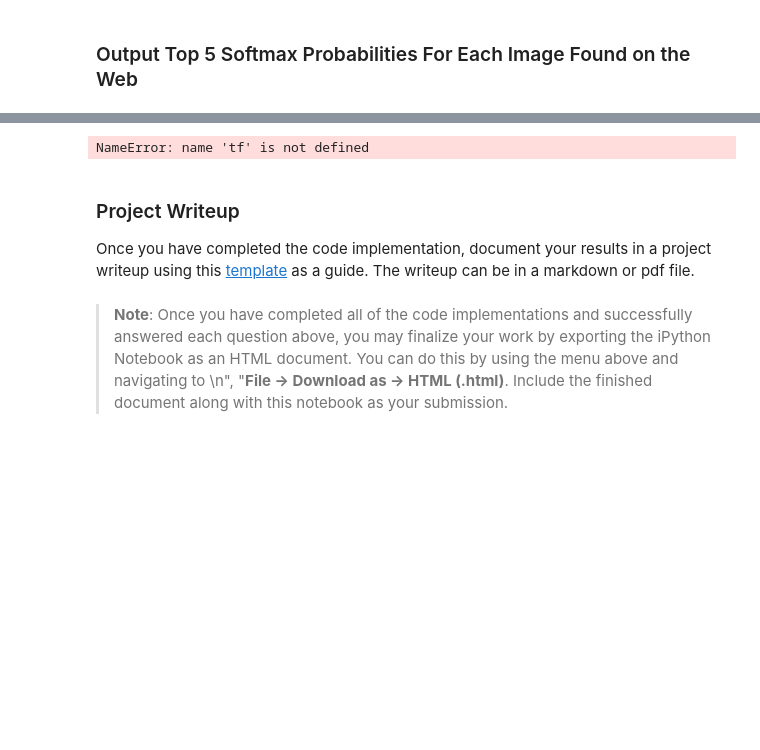
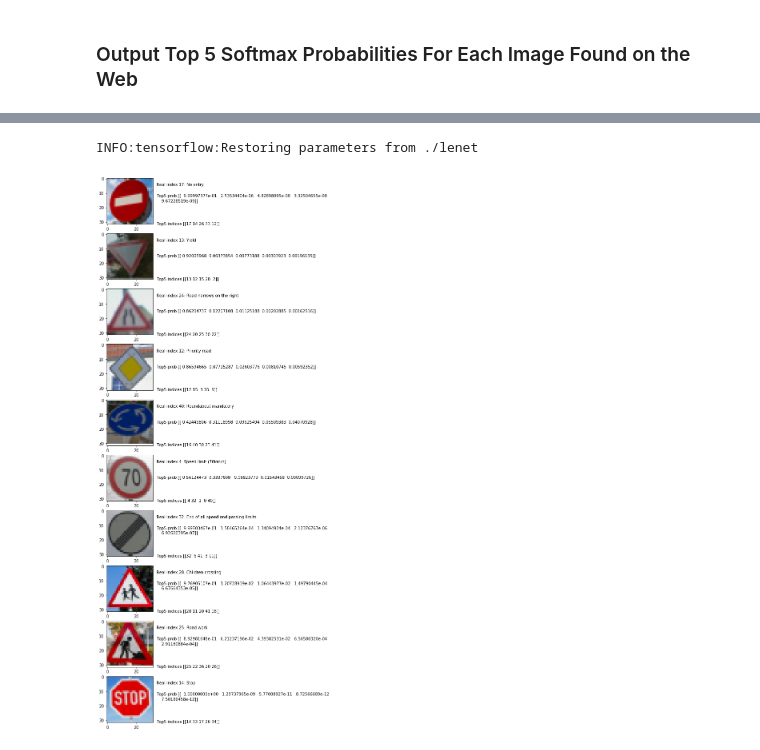
Before and after one commit to TatyanaPolunina/CarND-Traffic-Sign-Classifier-Project, a Jupyter notebook: Traffic_Sign_Classifier.ipynb, the cells around one changed output, grey strips where cells are left out. Saved outputs shown, nothing was run; the diff lists cells and outputs as text; code cells hidden in the pictures; blank space fills up the shorter version.

```diff
--- a/Traffic_Sign_Classifier.ipynb
+++ b/Traffic_Sign_Classifier.ipynb
@@ -530,32 +497,27 @@ Looking just at the first row we get `[ 0.34763842,  0.24879643,  0.12789202]`,
 # %%
 ### Print out the top five softmax probabilities for the predictions on the German traffic sign images found on the web.
 ### Feel free to use as many code cells as needed.
 soft_max = tf.nn.softmax(logits)
 top5 = tf.nn.top_k(soft_max, 5)
 
 fig, axs = plt.subplots(10, 1, figsize=(15, 25), frameon=False)
 
 with tf.Session() as sess:
     sess.run(tf.global_variables_initializer())
     saver.restore(sess, tf.train.latest_checkpoint('.'))
     num_of_images = len(os.listdir(input_path)) - 1
+    top5_predictions = []
     for i in range(num_of_images):
         filename = "sign_" + str(i+1) + ".png";
         image = mpimg.imread(  os.path.join( input_path, filename ))
         norm_image = convert_to_one_channel_image_and_normalize([image]);
         axs[i].imshow(image, cmap = 'gray')
-        top5_predictions = sess.run(top5, feed_dict={x: norm_image, keep_prob: 1})
+        top5_predictions.append(sess.run(top5, feed_dict={x: norm_image, keep_prob: 1}))
         axs[i].text(image.shape[1] + 2, 5,  "Real index " + str(real_indices[i]) + ": " + labels_data['SignName'][real_indices[i]])
-        axs[i].text(image.shape[1] + 2, image.shape[0] // 2,  "Top5 prob " + str(top5_predictions.values))
-        axs[i].text(image.shape[1] + 2, image.shape[0],  "Top5 indices " + str(top5_predictions.indices))
+        axs[i].text(image.shape[1] + 2, image.shape[0] // 2,  "Top5 prob " + str(top5_predictions[i].values))
+        axs[i].text(image.shape[1] + 2, image.shape[0],  "Top5 indices " + str(top5_predictions[i].indices))
         i = i + 1
 plt.show()
 # %% [output]
-NameError: name 'tf' is not defined
+INFO:tensorflow:Restoring parameters from ./lenet
+[figure, added]
-# %% [markdown]
-### Project Writeup
-
-Once you have completed the code implementation, document your results in a project writeup using this [template](https://github.com/udacity/CarND-Traffic-Sign-Classifier-Project/blob/master/writeup_template.md) as a guide. The writeup can be in a markdown or pdf file.
-# %% [markdown]
-> **Note**: Once you have completed all of the code implementations and successfully answered each question above, you may finalize your work by exporting the iPython Notebook as an HTML document. You can do this by using the menu above and navigating to  \n",
-    "**File -> Download as -> HTML (.html)**. Include the finished document along with this notebook as your submission.
```
Also changed, not shown: parts of 26 cells of this notebook, 5 other files.
